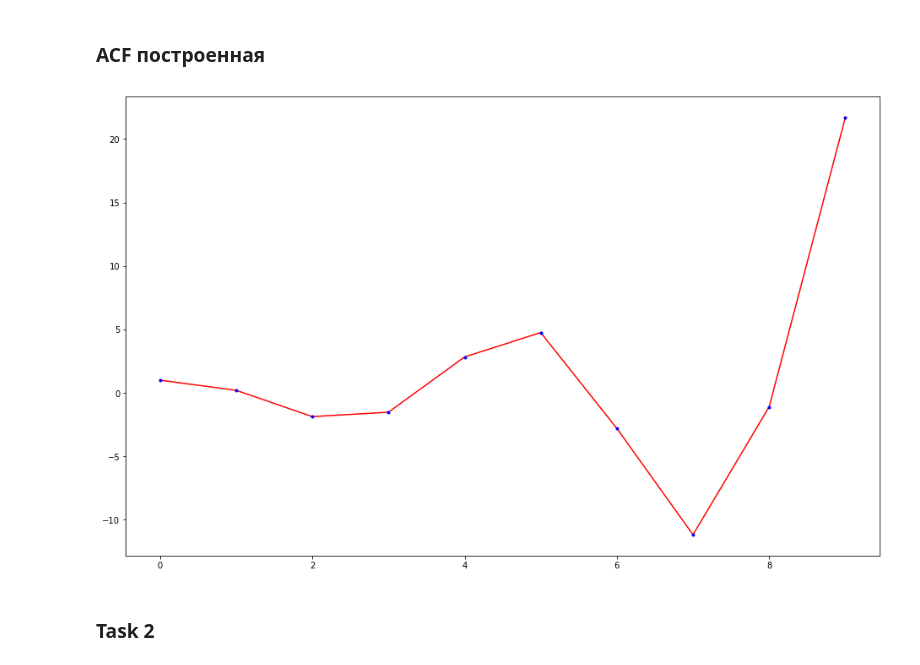
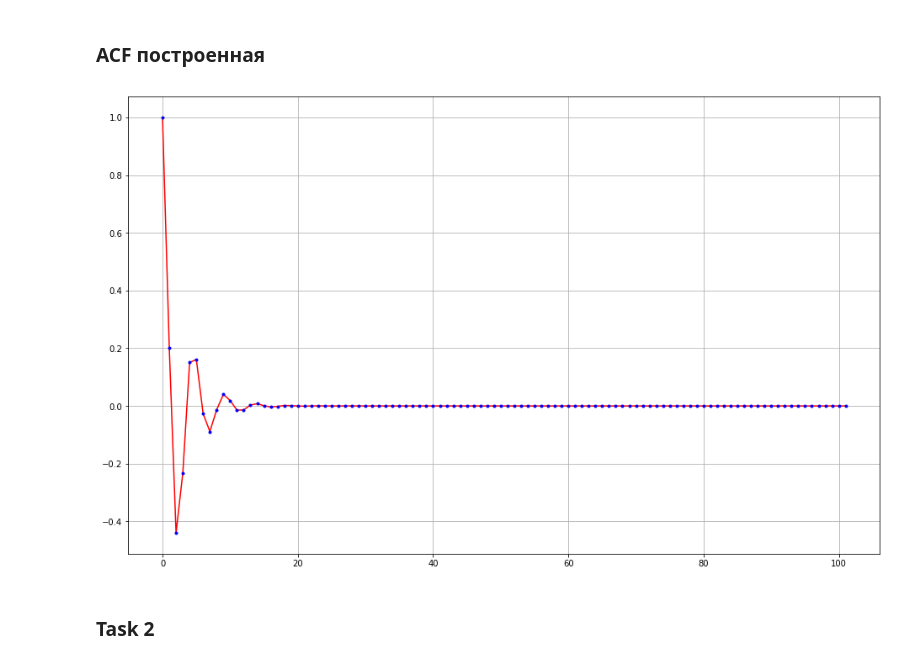
Before and after one commit to Bullldoger/prediction_theory, a Jupyter notebook: notebooks/Labs.ipynb, the cells around one changed output. Saved outputs shown, nothing was run; the diff lists cells and outputs as text; code cells hidden in the pictures.

```diff
--- a/notebooks/Labs.ipynb
+++ b/notebooks/Labs.ipynb
@@ -1264,18 +1264,24 @@ psi = -1.49855453464149
 import matplotlib.pyplot as plt
 # %% [markdown]
 ### ACF построенная
-# %%
-tau = range(10)
-
-def ro(t):
-    return -1 * math.pow(1.414, t) * math.sin(1.357 * t - 1.5)
-
-plt.figure(figsize=(16, 10))
-plt.plot(tau, [ro(t) for t in tau], 'r')
-plt.plot(tau, [ro(t) for t in tau], '.b')
-plt.show()
-# %% [output]
-[figure, removed]
+# %%
+acf_order = 100
+a1 = 0.3
+a2 = -0.5
+# %%
+acf_values = list()
+ro = [1, a1 / (1 - a2)]
+
+for i in range(acf_order):
+    ro.append(a1 * ro[i + 1] + a2 * ro[i])
+# %%
+plt.figure(figsize=(16, 10))
+plt.plot(ro, 'r')
+plt.plot(ro, '.b')
+plt.grid()
+plt.show()
+# %% [output]
+[figure, added]
 # %% [markdown]
 ### Task 2
 # %% [markdown]
```
Also changed, not shown: parts of 8 cells of this notebook.
